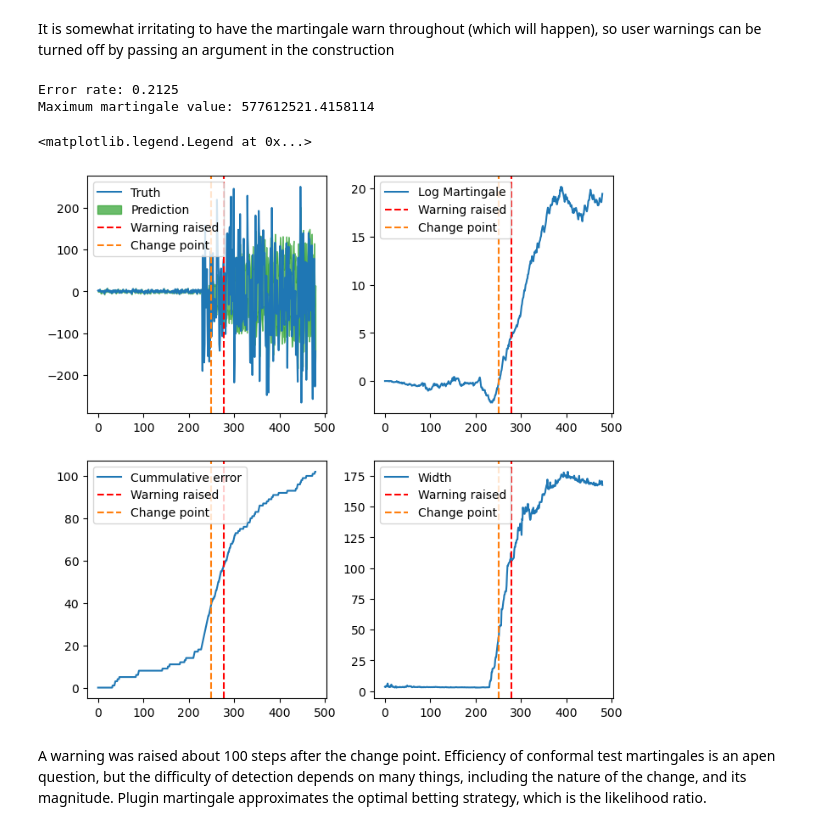
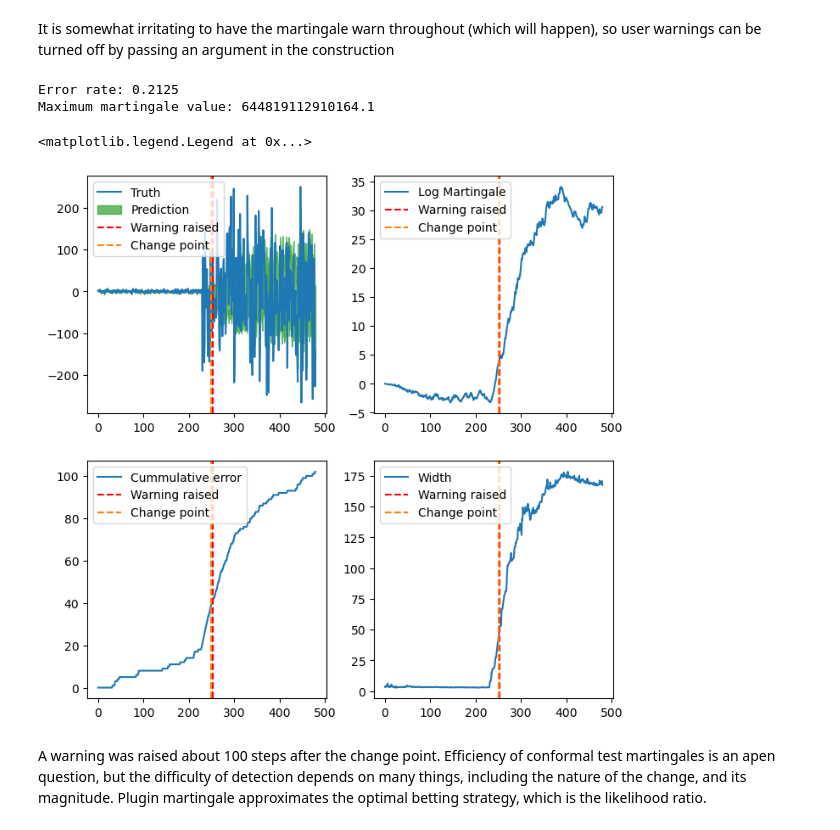
Before and after one commit to egonmedhatten/online-cp, a Jupyter notebook: notebooks/demo_PREMACOP.ipynb, the cells around one changed output. Saved outputs shown, nothing was run; the diff lists cells and outputs as text; code cells hidden in the pictures.

```diff
--- a/notebooks/demo_PREMACOP.ipynb
+++ b/notebooks/demo_PREMACOP.ipynb
@@ -120,7 +120,7 @@ for i, (object, label) in tqdm(enumerate(zip(X[int(np.ceil(2/epsilon)):], Y[int(
     cp.learn_one(x=x, y=y, precomputed=precomputed) # We pass precomputed as an argument to avoid redundant computations
 
     # Compute smoothed p-value
-    p = cp.compute_smoothed_p_value(x=x, y=y, precomputed=precomputed) # We pass precomputed as an argument to avoid redundant computations
+    p = cp.compute_p_value(x=x, y=y, precomputed=precomputed) # We pass precomputed as an argument to avoid redundant computations
 
     # Update martingale
     martingale.update_martingale_value(p)
@@ -205,7 +205,7 @@ for i, (object, label) in tqdm(enumerate(zip(X[int(np.ceil(2/epsilon)):], Y[int(
     cp.learn_one(x=x, y=y, precomputed=precomputed) # We pass precomputed as an argument to avoid redundant computations
 
     # Compute smoothed p-value
-    p = cp.compute_smoothed_p_value(x=x, y=y, precomputed=precomputed) # We pass precomputed as an argument to avoid redundant computations
+    p = cp.compute_p_value(x=x, y=y, precomputed=precomputed) # We pass precomputed as an argument to avoid redundant computations
 
     # Update martingale
     martingale.update_martingale_value(p)
@@ -229,35 +229,35 @@ fig, axs = plt.subplots(ncols=2, nrows=2, figsize=(8,8))
 axs[0,0].plot(res[:, 2], label='Truth')
 axs[0,0].fill_between(
     x=[i for i in range(N-20)],
     y1=res[:, 0],
     y2=res[:, 1],
     color='C2',
     alpha=0.7,
     label='Prediction'
 )
 axs[0,0].axvline(warning_step, color='red', label='Warning raised', linestyle='dashed')
 axs[0,0].axvline(int(N/2), color='C1', label='Change point', linestyle='dashed')
 axs[0,0].legend()
 
 axs[0,1].plot(res[:,6], label='Log Martingale')
 axs[0,1].axvline(warning_step, color='red', label='Warning raised', linestyle='dashed')
 axs[0,1].axvline(int(N/2), color='C1', label='Change point', linestyle='dashed')
 axs[0,1].legend()
 
 axs[1,0].plot(res[:, 4], label='Cummulative error')
 axs[1,0].axvline(warning_step, color='red', label='Warning raised', linestyle='dashed')
 axs[1,0].axvline(int(N/2), color='C1', label='Change point', linestyle='dashed')
 axs[1,0].legend()
 
 axs[1,1].plot(res[:, 5], label='Width')
 axs[1,1].axvline(warning_step, color='red', label='Warning raised', linestyle='dashed')
 axs[1,1].axvline(int(N/2), color='C1', label='Change point', linestyle='dashed')
 axs[1,1].legend()
 # %% [output]
 Error rate: 0.2125
-Maximum martingale value: 577612521.4158114
+Maximum martingale value: 644819112910164.1
 <matplotlib.legend.Legend at 0x...>
-[figure, old version]
+[figure, new version]
 # %% [markdown]
 A warning was raised about 100 steps after the change point. Efficiency of conformal test martingales is an apen question, but the difficulty of detection depends on many things, including the nature of the change, and its magnitude. Plugin martingale approximates the optimal betting strategy, which is the likelihood ratio.
 # %% [markdown]
```
Also changed, not shown: parts of 4 cells of this notebook, 2 other files.
